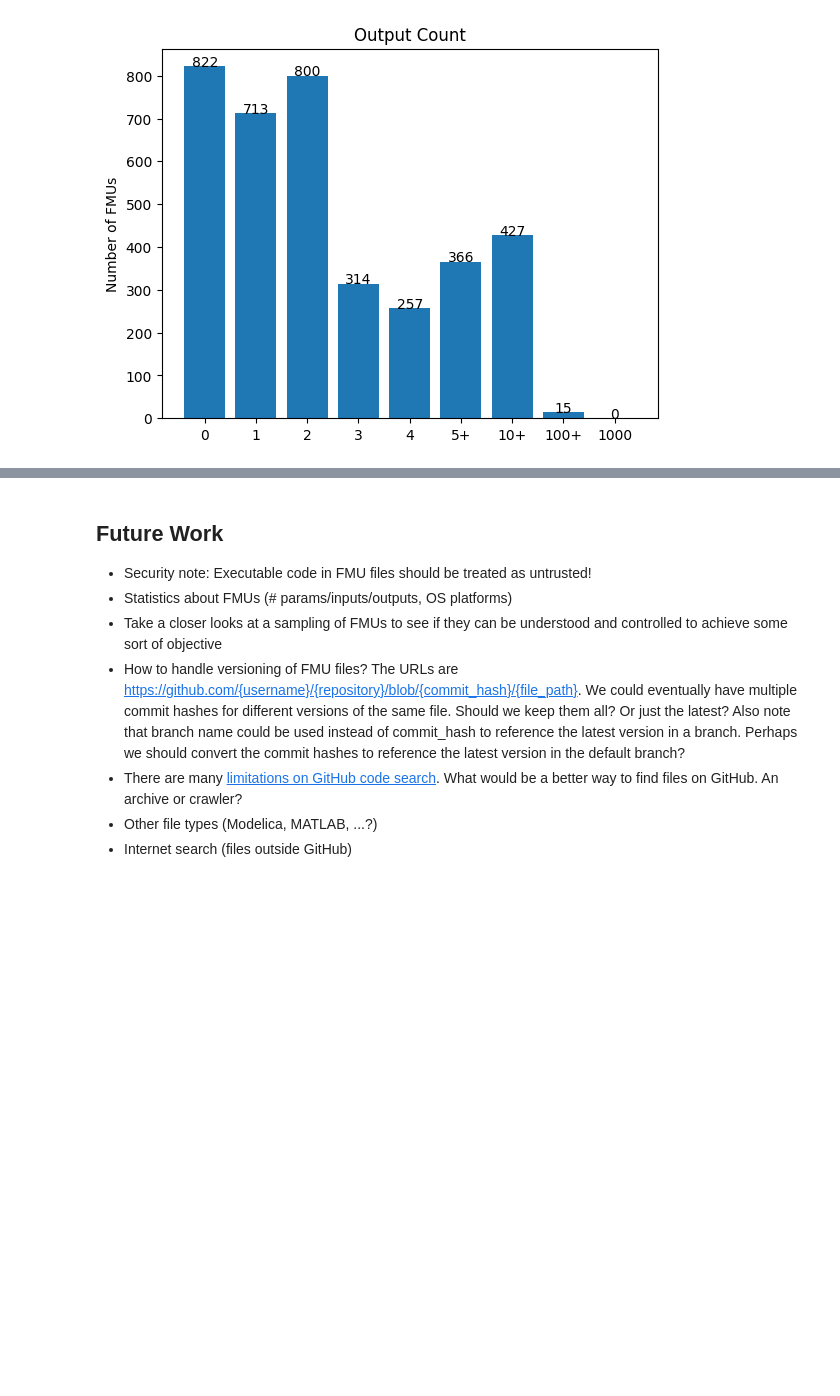
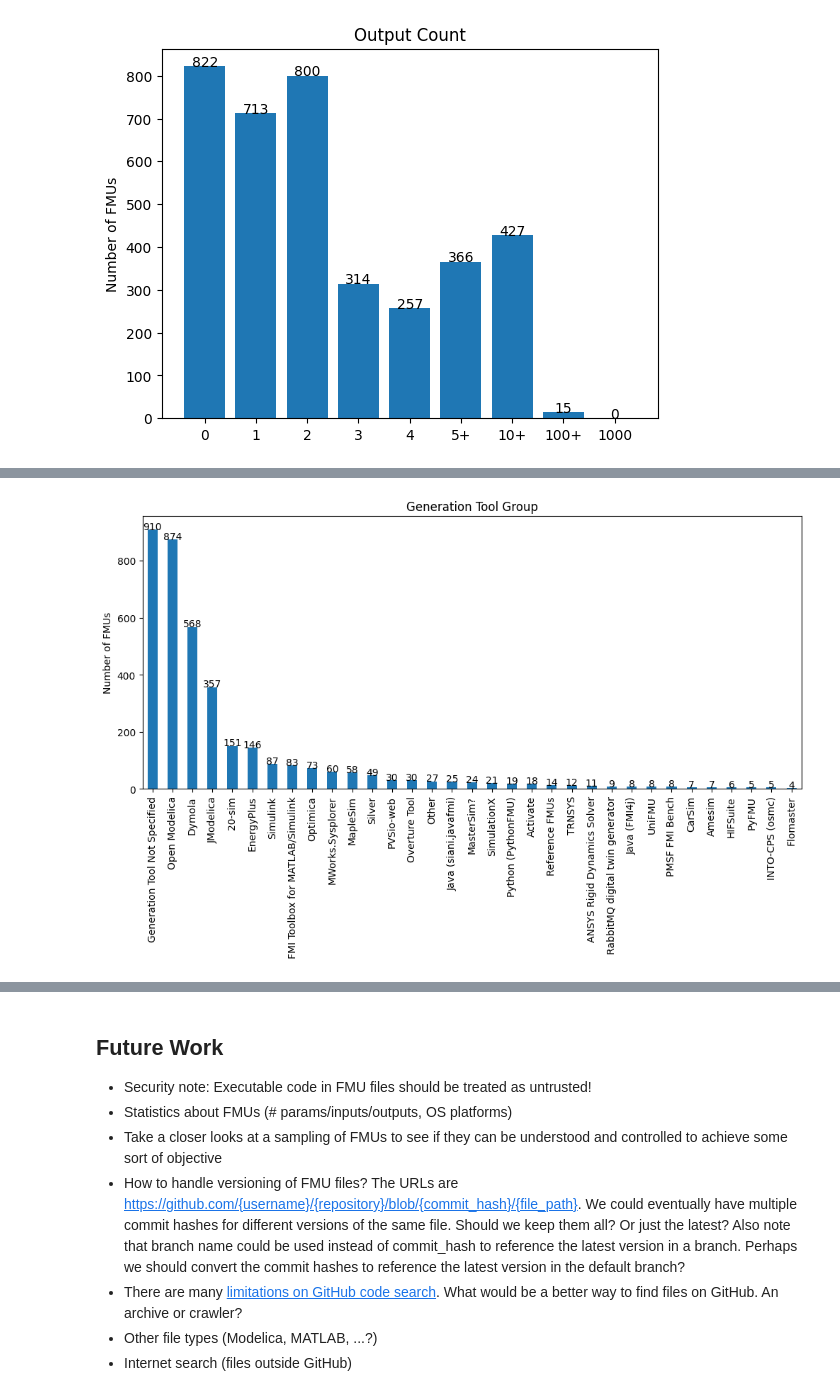
Before and after one commit to ForrestTrepte/FindOpenSimulationModels, a Jupyter notebook: FindOpenSimulationModels.ipynb, the cells around one changed output, grey strips where cells are left out. Drawn from its saved outputs; the diff is of its cells as text; code cells hidden in the pictures; blank space fills up the shorter version.

Commit message:
analyze generation tools

```diff
--- a/FindOpenSimulationModels.ipynb
+++ b/FindOpenSimulationModels.ipynb
@@ -246,27 +248,87 @@ plot_numerical_count_bar_chart('Output Count')
 [figure]
 [figure]
 # %%
-# Let's see if we can break generation tool strings into usable sets
-generation_counts = df['Generation Tool'].value_counts()
-# Lots of these are just different versions of the same tool.
+from collections import namedtuple
+import pandas as pd
+from IPython.display import Markdown
+import io
 
-# Let's try grouping by the first word in the tool name.
-df['Generation Tool Group'] = df['Generation Tool'].str.split(' ').str[0]
+if False:
+    # Let's see if we can break generation tool strings into usable sets
+    generation_counts = df['Generation Tool'].value_counts()
+    # Lots of these are just different versions of the same tool.
+
+    # Let's try grouping by the first word in the tool name.
+    df['Generation Tool Group'] = df['Generation Tool'].str.split(' ').str[0]
+    generation_group_counts = df['Generation Tool Group'].value_counts()
+
+    # print each element of generation_group_counts, in order of decreasing count
+    for group in generation_group_counts.index:
+        # build a string of the first few examples of the full tool names from generation_counts
+        max_examples = 5
+        generation_counts_matching_group = generation_counts[generation_counts.index.str.split(' ').str[0] == group]
+        examples = [generation_counts_matching_group.index[i] for i in range(min(max_examples, len(generation_counts_matching_group.index)))]
+        print(f'{group} {generation_group_counts[group]}: {", ".join(examples)}')
+
+# Based on this data, we can make a list of known generation tools
+Tool = namedtuple('ParsedUrl', ['Name', 'Link', 'Prefix'])
+known_generation_tools = [
+    Tool('Open Modelica', 'https://openmodelica.org/', 'OpenModelica Compiler'),
+    Tool('Dymola', 'https://www.dymola.com/', 'Dymola'),
+    Tool('JModelica', 'https://jmodelica.org/', 'JModelica'),
+    Tool('20-sim', 'https://www.20sim.com/', '20-sim'),
+    Tool('EnergyPlus', 'https://energyplus.net/', 'idf-to-fmu-export-prep'),
+    Tool('Simulink', 'https://www.mathworks.com/products/simulink.html', 'Simulink'),
+    Tool('FMI Toolbox for MATLAB/Simulink', 'https://modelon.com/fmi-toolbox', 'FMI Toolbox'),
+    Tool('Optimica', 'https://help.modelon.com/latest/reference/oct/#:~:text=The%20OPTIMICA%20Compiler%20Toolkit%20(OCT,optimization%20and%20steady%2Dstate%20computations.', 'Optimica Compiler Toolkit'),
+    Tool('MWorks.Sysplorer', 'http://en.tongyuan.cc/sysplorer.html', 'MWorks Sysplorer'),
+    Tool('MapleSim', 'https://www.maplesoft.com/products/maplesim/', 'MapleSim'),
+    Tool('Silver', 'https://www.synopsys.com/verification/virtual-prototyping/virtual-ecu/silver.html', 'Silver'),
+    Tool('Overture Tool', 'https://www.overturetool.org/', 'Overture Tool'),
+    Tool('PVSio-web', 'https://github.com/pvsioweb/pvsio-web', 'PVSio-web'),
+    Tool('Java (siani.javafmi)', 'https://bitbucket.org/siani/javafmi/wiki/FmuBuilder', 'SIANI'),
+    Tool('SimulationX', 'https://www.esi-group.com/products/simulationx', 'SimulationX'),
+    Tool('Python (PythonFMU)', 'https://github.com/NTNU-IHB/PythonFMU', 'PythonFMU'),
+    Tool('Activate', 'https://altair.com/activate', 'Activate'),
+    Tool('MasterSim?', 'https://github.com/ghorwin/MasterSim', 'C++ Code using FMI support functions from IBK@TU Dresden'),
+    Tool('MasterSim?', 'https://github.com/ghorwin/MasterSim', 'ghorwin/FMICodeGenerator@github - C++ Code using FMI support functions from IBK@TU Dresden'),
+    Tool('Reference FMUs', 'https://github.com/modelica/Reference-FMUs', 'Reference FMUs'),
+    Tool('TRNSYS', 'https://www.trnsys.com/', 'FMI++ TRNSYS Export Utility'),
+    Tool('Flomaster', 'https://plm.sw.siemens.com/en-US/simcenter/systems-simulation/flomaster/', 'Simcenter Flomaster'),
+    Tool('Amesim', 'https://plm.sw.siemens.com/en-US/simcenter/systems-simulation/amesim/', 'Simcenter Amesim'),
+    Tool('ANSYS Rigid Dynamics Solver', 'https://www.ansys.com/products', 'ANSYS Rigid Dynamics Solver'),
+    Tool('RabbitMQ digital twin generator', 'https://github.com/INTO-CPS-Association/fmu-rabbitmq', 'RabbitMQ digital twin generator'),
+    Tool('UniFMU', 'https://github.com/INTO-CPS-Association/unifmu', 'unifmu'),
+    Tool('PMSF FMI Bench', 'https://pmsf.eu/products/fmibench/', 'PMSF Manual FMU Framework'),
+    Tool('Java (FMI4j)', 'https://github.com/NTNU-IHB/FMI4j', 'FMI4j'),
+    Tool('CarSim', 'https://www.carsim.com/', 'CarSim'),
+    Tool('HIFSuite', 'https://jes-eurasipjournals.springeropen.com/articles/10.1155/2010/436328', 'HIF2VP'),
+    Tool('PyFMU', 'https://github.com/INTO-CPS-Association/pyfmu', 'pyfmu'),
+    Tool('INTO-CPS (osmc)', 'https://github.com/INTO-CPS-Association/osmc', 'Out of Sync Mitigation Component')
+]
+
+def get_tool_name_from_generation_tool_string(generation_tool_string):
+    if pd.isna(generation_tool_string):
+        return 'Generation Tool Not Specified'
+    for tool in known_generation_tools:
+        if generation_tool_string.startswith(tool.Prefix):
+            return tool.Name
+    return 'Other'
+
+# Reassign the generation tool group to the known tool name if it matches, otherwise 'Other'
+df['Generation Tool Group'] = df['Generation Tool'].apply(get_tool_name_from_generation_tool_string)
+plot_categorical_count_bar_chart('Generation Tool Group', wide=True)
+
+# Create a markdown table of the known generation tools with links
+tool_markdown = io.StringIO()
+tool_markdown.write('| Tool | Count | Link |\n')
+tool_markdown.write('| --- | --- | --- |\n')
 generation_group_counts = df['Generation Tool Group'].value_counts()
-
-# print each element of generation_group_counts, in order of decreasing count
-for group in generation_group_counts.index:
-    # build a string of the first few examples of the full tool names from generation_counts
-    max_examples = 5
-    generation_counts_matching_group = generation_counts[generation_counts.index.str.startswith(group + ' ')]
-    examples = [generation_counts_matching_group.index[i] for i in range(min(max_examples, len(generation_counts_matching_group.index)))]
-    print(f'{group} {generation_group_counts[group]}: {", ".join(examples)}')
-
-# Skip groups with fewer than 5 FMUs
-generation_group_counts_min_5 = generation_group_counts[generation_group_counts > 5]
-
-print(f'Unique of tool strings {len(generation_counts)}, grouped by first word {len(generation_group_counts)}, with at least 5 FMUs {len(generation_group_counts_min_5)}')
-plot_categorical_count_bar_chart('Generation Tool Group', wide=True)
+for tool in sorted(known_generation_tools):
+    count = generation_group_counts[tool.Name]
+    tool_markdown.write(f'| {tool.Name} | {count} | {tool.Link} |\n')
+print(tool_markdown.getvalue())
+display(Markdown(tool_markdown.getvalue()))
 # %% [output]
 A value is trying to be set on a copy of a slice from a DataFrame.
 Try using .loc[row_indexer,col_indexer] = value instead
@@ -275,0 +338 @@ See the caveats in the documentation: https://pandas.pydata.org/pandas-docs/stab
+[figure, new version]
```
Also changed, not shown: parts of 2 cells of this notebook.
